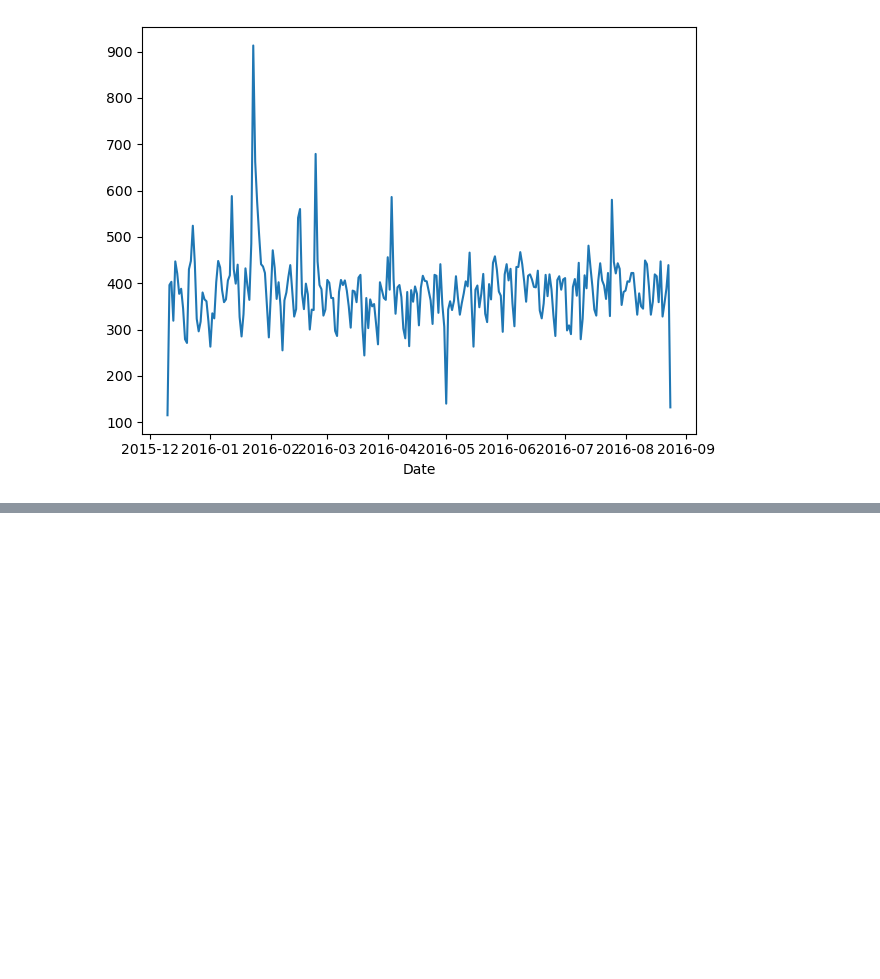
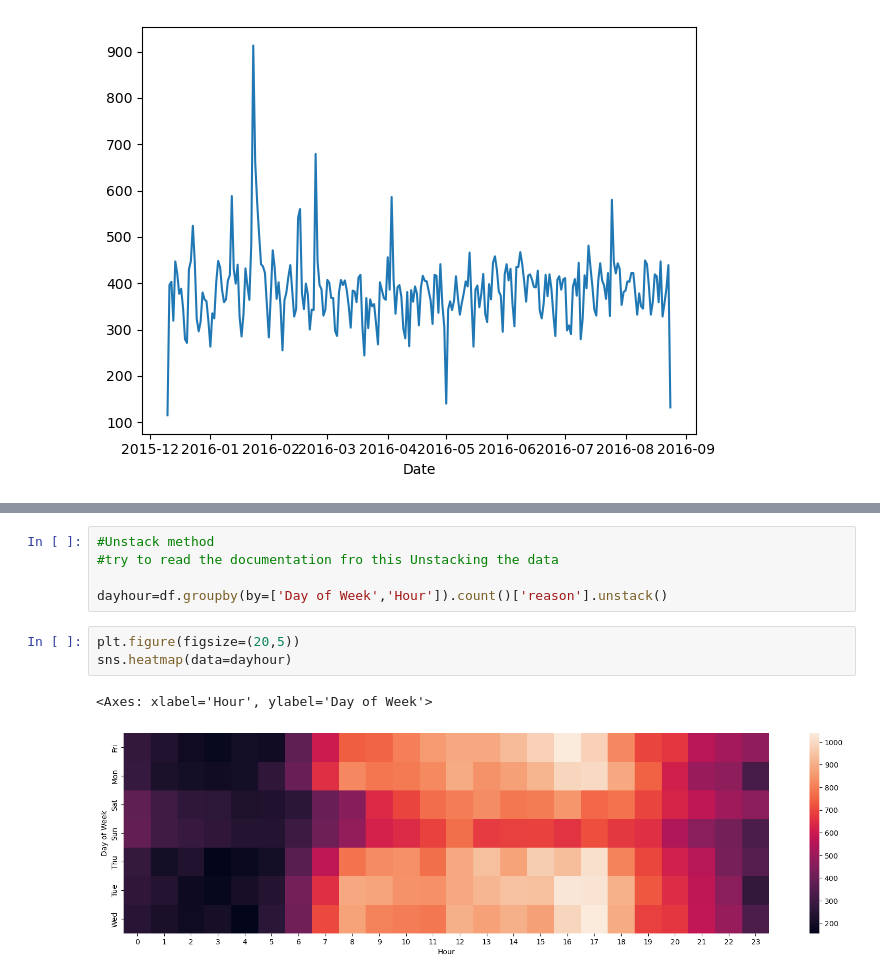
Before and after one commit to ramachandramerla/911-Analysis, a Jupyter notebook: 911_calls.ipynb, the cells around one changed output, grey strips where cells are left out. Cells and saved outputs as stored; diff of their text form; blank space fills up the shorter version.

```diff
--- a/911_calls.ipynb
+++ b/911_calls.ipynb
@@ -207,0 +232,11 @@ plt.tight_layout()  #fix the merging x-axis
+# %%
+#Unstack method
+#try to read the documentation fro this Unstacking the data
+
+dayhour=df.groupby(by=['Day of Week','Hour']).count()['reason'].unstack()
+# %%
+plt.figure(figsize=(20,5))
+sns.heatmap(data=dayhour)
+# %% [output]
+<Axes: xlabel='Hour', ylabel='Day of Week'>
+[figure, added]
```
Also changed, not shown: parts of 7 cells of this notebook.
